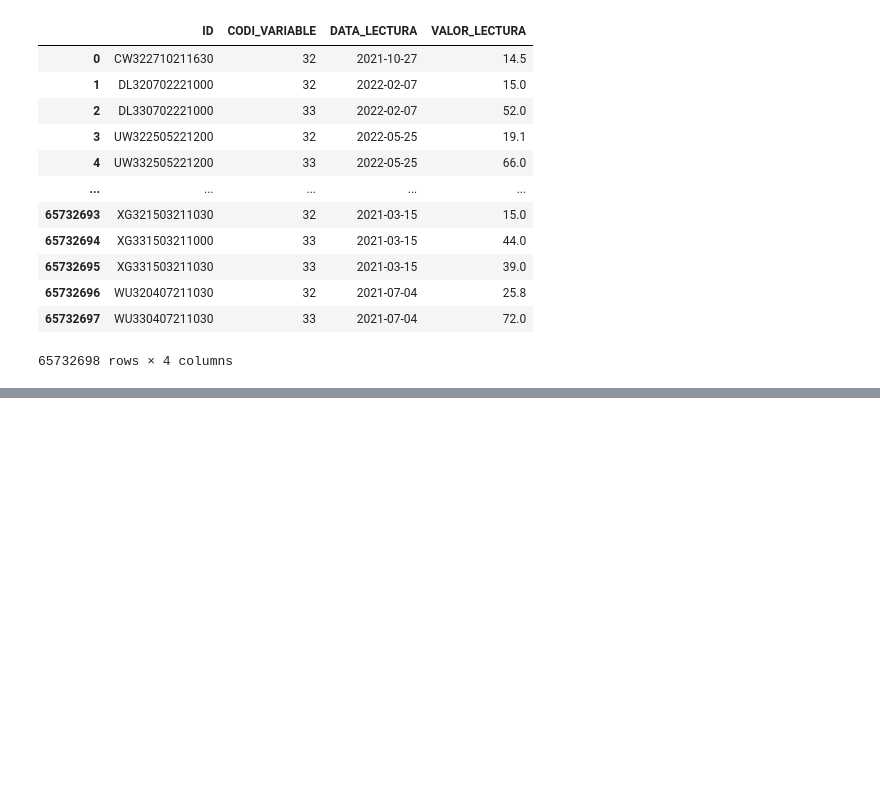
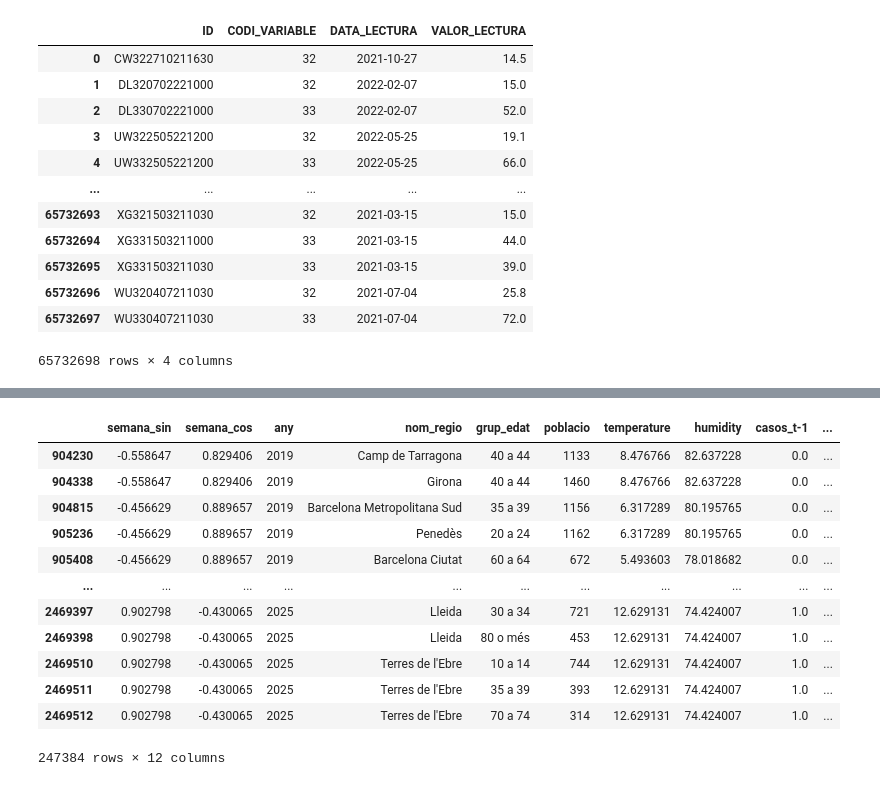
Before and after one commit to lisakorchevaya/hackUPC25, a Jupyter notebook: process_csv.ipynb, the cells around one changed output, grey strips where cells are left out. Cells and saved outputs as stored; diff of their text form; code cells hidden in the pictures; blank space fills up the shorter version.

Commit message:
datasets done

```diff
--- a/process_csv.ipynb
+++ b/process_csv.ipynb
@@ -106,6 +171,6 @@ print(df_grouped['diagnostic'].unique())
 # %%
-def process_diagnostic(df_grouped, diagnostic, new_column_name):
-    df_filtered = df_grouped[df_grouped['diagnostic'] == diagnostic]
+def process_diagnostic(df, diagnostic, new_column_name):
+    df_filtered = df[df['diagnostic'] == diagnostic]
     df_filtered = df_filtered.drop(columns=['diagnostic'])
     df_filtered = df_filtered.rename(columns={'casos': new_column_name})
     return df_filtered
@@ -124,7 +189,7 @@ diagnostics = {
 
 processed_dfs = {}
 for diagnostic, new_column_name in diagnostics.items():
-    processed_dfs[diagnostic] = process_diagnostic(df_grouped, diagnostic, new_column_name)
+    processed_dfs[diagnostic] = process_diagnostic(df, diagnostic, new_column_name)
 
 # Access individual dataframes like this:
 df_covid = processed_dfs['COVID-19']
@@ -141,10 +206,26 @@ df_ira = processed_dfs['Altres IRA']
 os.makedirs('datasets_IRA', exist_ok=True)
 df_covid.to_csv('datasets_IRA/covid.csv', index=False)
 df_bronquio.to_csv('datasets_IRA/bronquilitis.csv', index=False)
-df_fa.to_csv('datasets_IRA/fraringoamig.csv', index=False)
+df_fa.to_csv('datasets_IRA/faringoamig.csv', index=False)
 df_fa_es.to_csv('datasets_IRA/faringoamig_estrepto.csv', index=False)
 df_grip.to_csv('datasets_IRA/grip.csv', index=False)
 df_imp.to_csv('datasets_IRA/impetigen.csv', index=False)
 df_escarlatina.to_csv('datasets_IRA/escarlatina.csv', index=False)
 df_pneumonia.to_csv('datasets_IRA/pneumonia.csv', index=False)
 df_ira.to_csv('datasets_IRA/altres_ira.csv', index=False)
+# %%
+df_covid
+# %% [output]
+|  | semana_sin | semana_cos | any | nom_regio | grup_edat | poblacio | temperature | humidity | casos_t-1 | ... |
+| 904230 | -0.558647 | 0.829406 | 2019 | Camp de Tarragona | 40 a 44 | 1133 | 8.476766 | 82.637228 | 0.0 | ... |
+| 904338 | -0.558647 | 0.829406 | 2019 | Girona | 40 a 44 | 1460 | 8.476766 | 82.637228 | 0.0 | ... |
+| 904815 | -0.456629 | 0.889657 | 2019 | Barcelona Metropolitana Sud | 35 a 39 | 1156 | 6.317289 | 80.195765 | 0.0 | ... |
+| 905236 | -0.456629 | 0.889657 | 2019 | Penedès | 20 a 24 | 1162 | 6.317289 | 80.195765 | 0.0 | ... |
+| 905408 | -0.456629 | 0.889657 | 2019 | Barcelona Ciutat | 60 a 64 | 672 | 5.493603 | 78.018682 | 0.0 | ... |
+| ... | ... | ... | ... | ... | ... | ... | ... | ... | ... | ... |
+| 2469397 | 0.902798 | -0.430065 | 2025 | Lleida | 30 a 34 | 721 | 12.629131 | 74.424007 | 1.0 | ... |
+| 2469398 | 0.902798 | -0.430065 | 2025 | Lleida | 80 o més | 453 | 12.629131 | 74.424007 | 1.0 | ... |
+| 2469510 | 0.902798 | -0.430065 | 2025 | Terres de l'Ebre | 10 a 14 | 744 | 12.629131 | 74.424007 | 1.0 | ... |
+| 2469511 | 0.902798 | -0.430065 | 2025 | Terres de l'Ebre | 35 a 39 | 393 | 12.629131 | 74.424007 | 1.0 | ... |
+| 2469512 | 0.902798 | -0.430065 | 2025 | Terres de l'Ebre | 70 a 74 | 314 | 12.629131 | 74.424007 | 1.0 | ... |
+247384 rows × 12 columns
```
Also changed, not shown: parts of 10 cells of this notebook, 9 other files.
